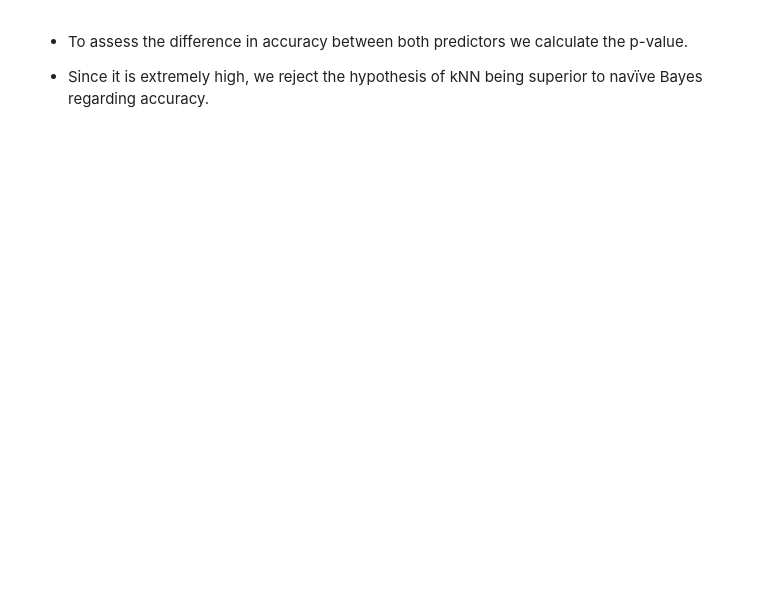
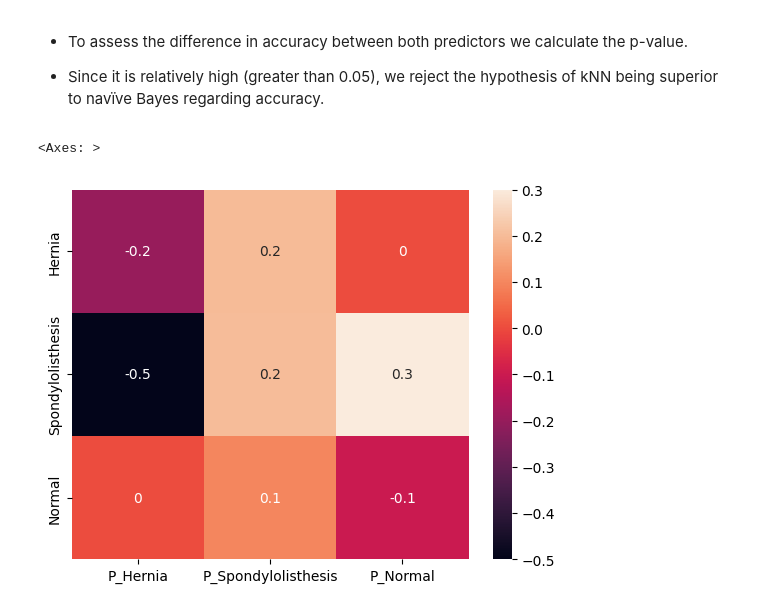
Before and after one commit to joserlopes/Aprendizagem, a Jupyter notebook: Homework2/G002.ipynb, the cells around one changed output. Cells and saved outputs as stored; diff of their text form; code cells hidden in the pictures; blank space fills up the shorter version.

```diff
--- a/Homework2/G002.ipynb
+++ b/Homework2/G002.ipynb
@@ -57,4 +63,4 @@ p_value
 # %% [markdown]
 - To assess the difference in accuracy between both predictors we calculate the p-value.
 
-- Since it is extremely high, we reject the hypothesis of kNN being superior to navïve Bayes regarding accuracy.
+- Since it is relatively high (greater than 0.05), we reject the hypothesis of kNN being superior to navïve Bayes regarding accuracy.
@@ -63,0 +67,34 @@ kNN_predictor2 = KNeighborsClassifier(n_neighbors=1, weights='uniform', metric='
+# %%
+split = skf.split(X, y)
+kNN_predictor1 = KNeighborsClassifier(n_neighbors=1, weights='uniform', metric='euclidean')
+kNN_predictor5 = KNeighborsClassifier(n_neighbors=5, weights='uniform', metric='euclidean')
+
+kNN1_cm = np.array([[0, 0, 0], [0, 0, 0], [0, 0, 0]])
+kNN5_cm = np.array([[0, 0, 0], [0, 0, 0], [0, 0, 0]])
+
+for train_index, test_index in split:
+    X_train, X_test = X[train_index], X[test_index]
+    y_train, y_test = y[train_index], y[test_index]
+
+    kNN_predictor1.fit(X_train, y_train)
+    kNN_predictor5.fit(X_train, y_train)
+
+    kNN1_prediction = kNN_predictor1.predict(X_test)
+
+    kNN1_cm += confusion_matrix(y_test, kNN1_prediction)
+
+    kNN5_prediction = kNN_predictor5.predict(X_test)
+
+    kNN5_cm += confusion_matrix(y_test, kNN5_prediction)
+
+kNN1_cm = np.divide(kNN1_cm, 10)
+kNN5_cm = np.divide(kNN5_cm, 10)
+
+cm_diff = kNN1_cm - kNN5_cm
+
+confusion = pd.DataFrame(cm_diff, index=['Hernia', 'Spondylolisthesis', 'Normal'], columns=['P_Hernia', 'P_Spondylolisthesis', 'P_Normal'])
+
+sns.heatmap(confusion, annot=True, fmt='g')
+# %% [output]
+<Axes: >
+[figure, added]
```
Also changed, not shown: parts of 5 cells of this notebook.
